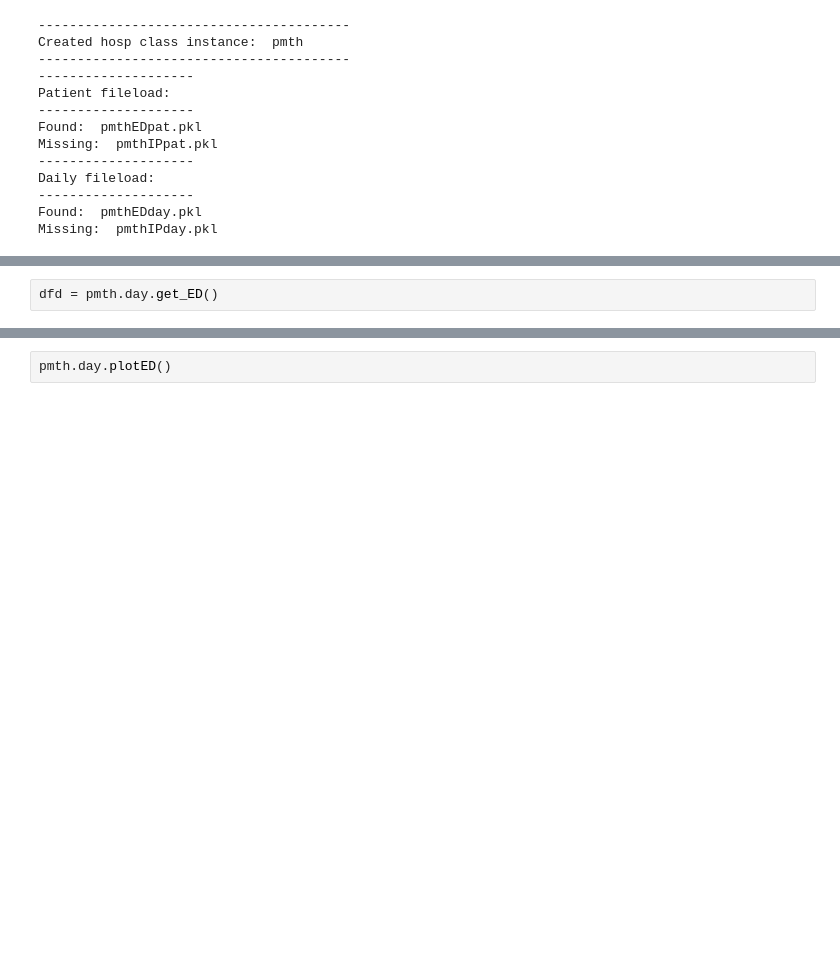
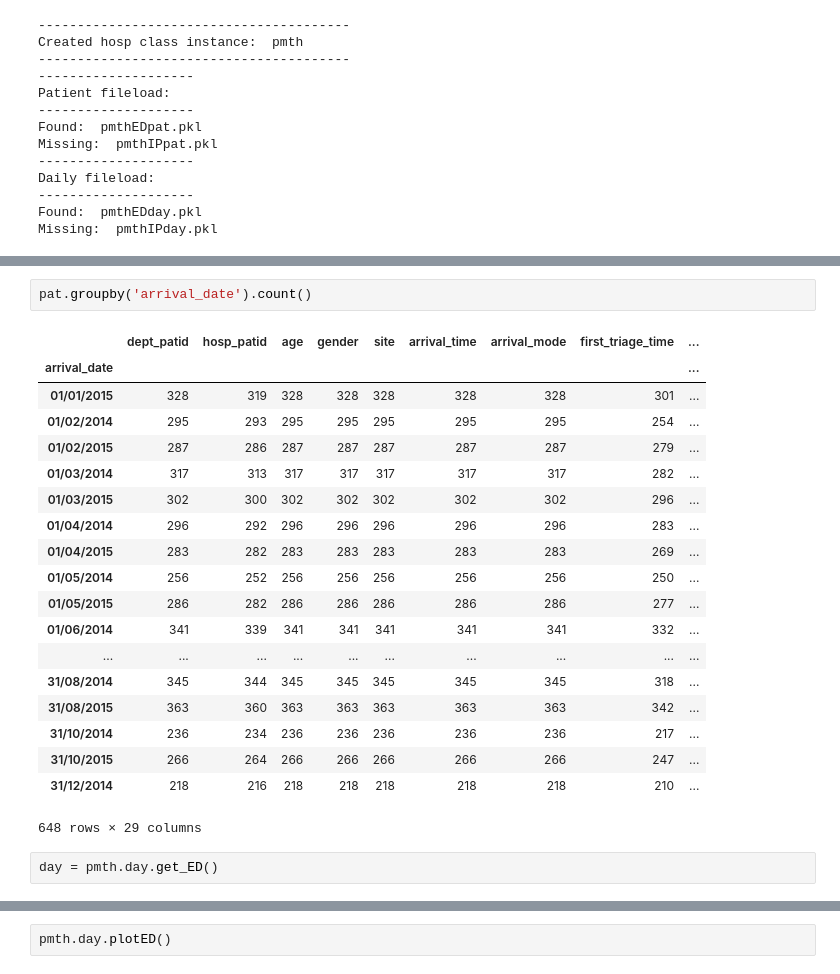
Before and after one commit to BradKeogh/flosp, a Jupyter notebook: pmthMAIN.ipynb, the cells around one changed output, grey strips where cells are left out. Drawn from its saved outputs; the diff is of its cells as text; blank space fills up the shorter version.

```diff
--- a/pmthMAIN.ipynb
+++ b/pmthMAIN.ipynb
@@ -34,3 +80,25 @@ dfp.head(1)
+# %%
+pat.groupby('arrival_date').count()
+# %% [output]
+|  | dept_patid | hosp_patid | age | gender | site | arrival_time | arrival_mode | first_triage_time | ... |
+| arrival_date |  |  |  |  |  |  |  |  | ... |
+| 01/01/2015 | 328 | 319 | 328 | 328 | 328 | 328 | 328 | 301 | ... |
+| 01/02/2014 | 295 | 293 | 295 | 295 | 295 | 295 | 295 | 254 | ... |
+| 01/02/2015 | 287 | 286 | 287 | 287 | 287 | 287 | 287 | 279 | ... |
+| 01/03/2014 | 317 | 313 | 317 | 317 | 317 | 317 | 317 | 282 | ... |
+| 01/03/2015 | 302 | 300 | 302 | 302 | 302 | 302 | 302 | 296 | ... |
+| 01/04/2014 | 296 | 292 | 296 | 296 | 296 | 296 | 296 | 283 | ... |
+| 01/04/2015 | 283 | 282 | 283 | 283 | 283 | 283 | 283 | 269 | ... |
+| 01/05/2014 | 256 | 252 | 256 | 256 | 256 | 256 | 256 | 250 | ... |
+| 01/05/2015 | 286 | 282 | 286 | 286 | 286 | 286 | 286 | 277 | ... |
+| 01/06/2014 | 341 | 339 | 341 | 341 | 341 | 341 | 341 | 332 | ... |
+| ... | ... | ... | ... | ... | ... | ... | ... | ... | ... |
+| 31/08/2014 | 345 | 344 | 345 | 345 | 345 | 345 | 345 | 318 | ... |
+| 31/08/2015 | 363 | 360 | 363 | 363 | 363 | 363 | 363 | 342 | ... |
+| 31/10/2014 | 236 | 234 | 236 | 236 | 236 | 236 | 236 | 217 | ... |
+| 31/10/2015 | 266 | 264 | 266 | 266 | 266 | 266 | 266 | 247 | ... |
+| 31/12/2014 | 218 | 216 | 218 | 218 | 218 | 218 | 218 | 210 | ... |
+648 rows × 29 columns
 # %%
-dfd = pmth.day.get_ED()
+day = pmth.day.get_ED()
 # %%
```
Also changed, not shown: parts of 21 cells of this notebook, 4 other files.
